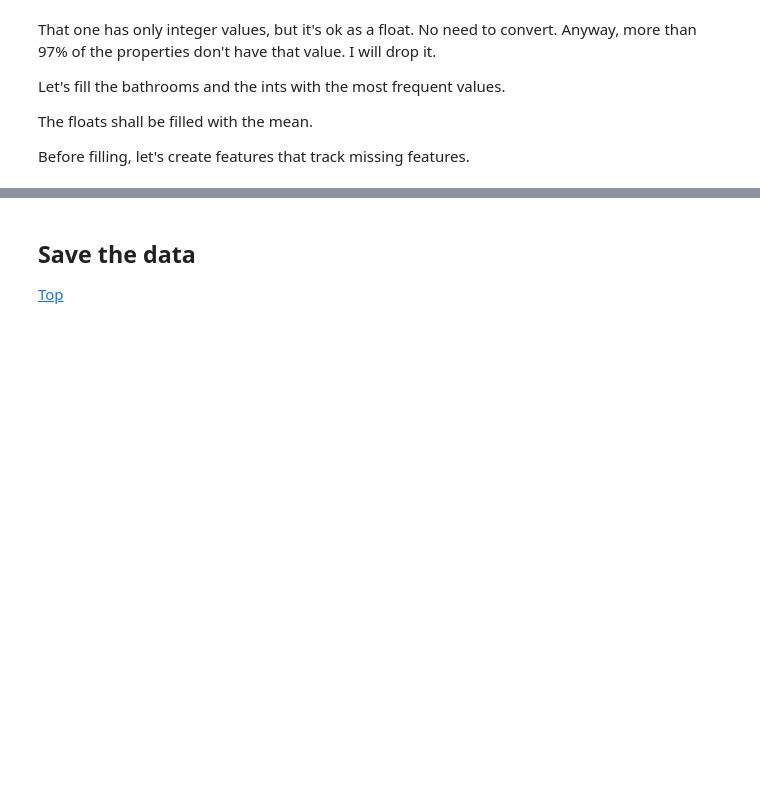
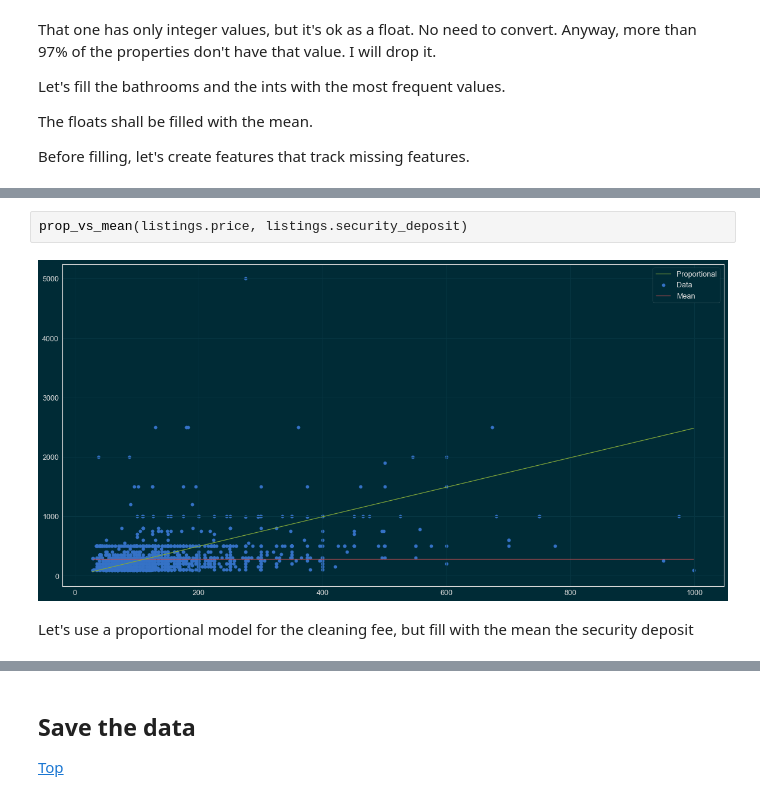
Before and after one commit to mtasende/airbnb-analysis, a Jupyter notebook: notebooks/001-mt-first-look-at-the-data.ipynb, the cells around one changed output, grey strips where cells are left out. Cells and saved outputs as stored; diff of their text form; blank space fills up the shorter version.

```diff
--- a/notebooks/001-mt-first-look-at-the-data.ipynb
+++ b/notebooks/001-mt-first-look-at-the-data.ipynb
@@ -1360,0 +1539,6 @@ dtype: float64
+# %%
+prop_vs_mean(listings.price, listings.security_deposit)
+# %% [output]
+[figure, added]
+# %% [markdown]
+Let's use a proportional model for the cleaning fee, but fill with the mean the security deposit
```
Also changed, not shown: parts of 31 cells of this notebook, 7 other files.
